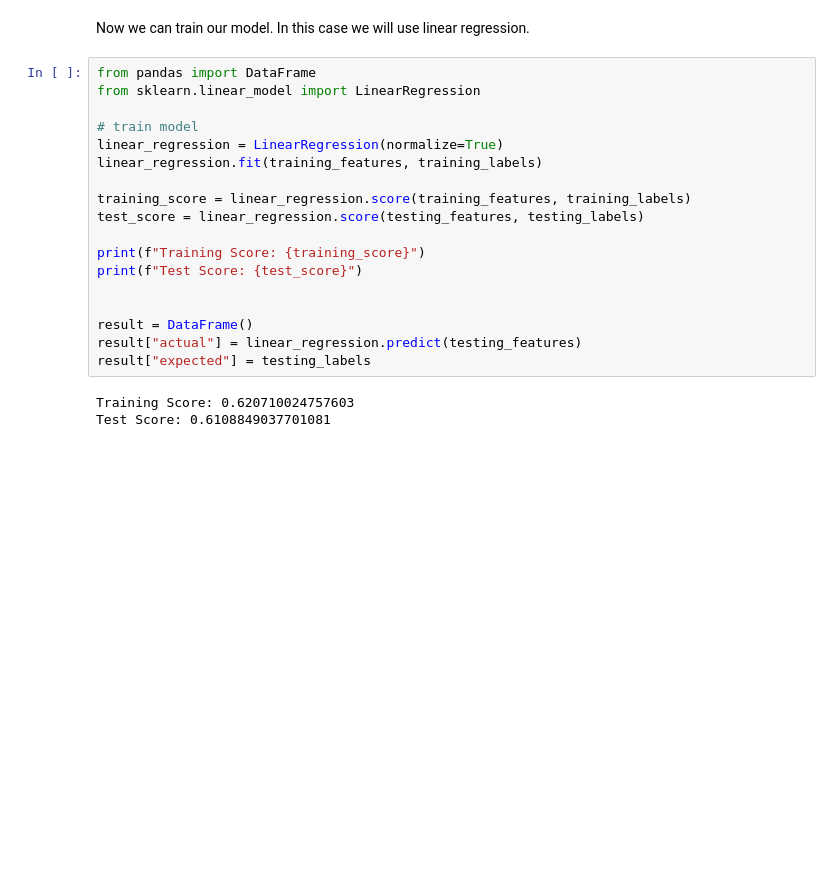
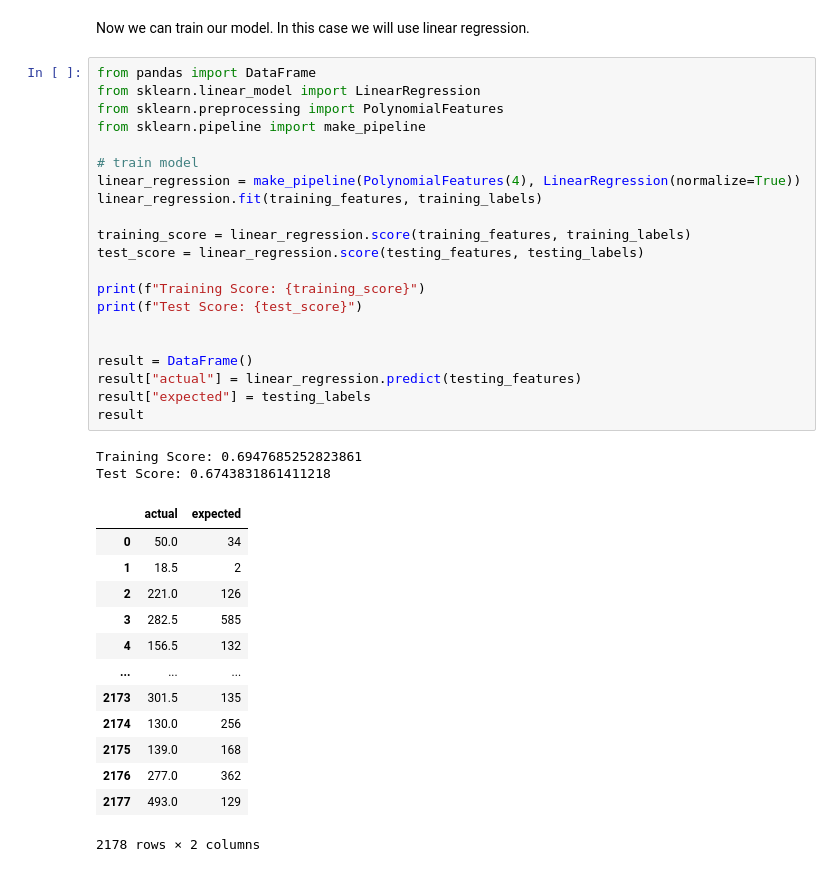
Before and after one commit to NPGiorgi/mlucu, a Jupyter notebook: bikes/bikes.ipynb, the cells around one changed output. Saved outputs shown, nothing was run; the diff lists cells and outputs as text; blank space fills up the shorter version.

Commit message:
Use polynomial regression

```diff
--- a/bikes/bikes.ipynb
+++ b/bikes/bikes.ipynb
@@ -272,21 +258,37 @@ Now we can train our model. In this case we will use linear regression.
 # %%
 from pandas import DataFrame
 from sklearn.linear_model import LinearRegression
+from sklearn.preprocessing import PolynomialFeatures
+from sklearn.pipeline import make_pipeline
 
 # train model
-linear_regression = LinearRegression(normalize=True)
+linear_regression = make_pipeline(PolynomialFeatures(4), LinearRegression(normalize=True))
 linear_regression.fit(training_features, training_labels)
 
 training_score = linear_regression.score(training_features, training_labels)
 test_score = linear_regression.score(testing_features, testing_labels)
 
 print(f"Training Score: {training_score}")
 print(f"Test Score: {test_score}")
 
 
 result = DataFrame()
 result["actual"] = linear_regression.predict(testing_features)
 result["expected"] = testing_labels
+result
 # %% [output]
-Training Score: 0.620710024757603
-Test Score: 0.6108849037701081
+Training Score: 0.6947685252823861
+Test Score: 0.6743831861411218
+|  | actual | expected |
+| 0 | 50.0 | 34 |
+| 1 | 18.5 | 2 |
+| 2 | 221.0 | 126 |
+| 3 | 282.5 | 585 |
+| 4 | 156.5 | 132 |
+| ... | ... | ... |
+| 2173 | 301.5 | 135 |
+| 2174 | 130.0 | 256 |
+| 2175 | 139.0 | 168 |
+| 2176 | 277.0 | 362 |
+| 2177 | 493.0 | 129 |
+2178 rows × 2 columns
```
Also changed, not shown: parts of 2 cells of this notebook.
